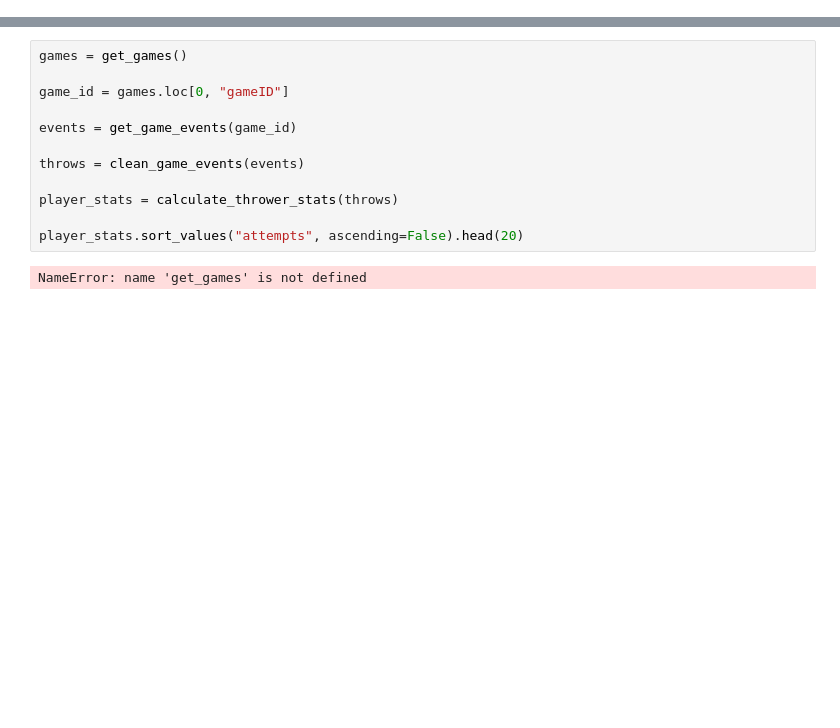
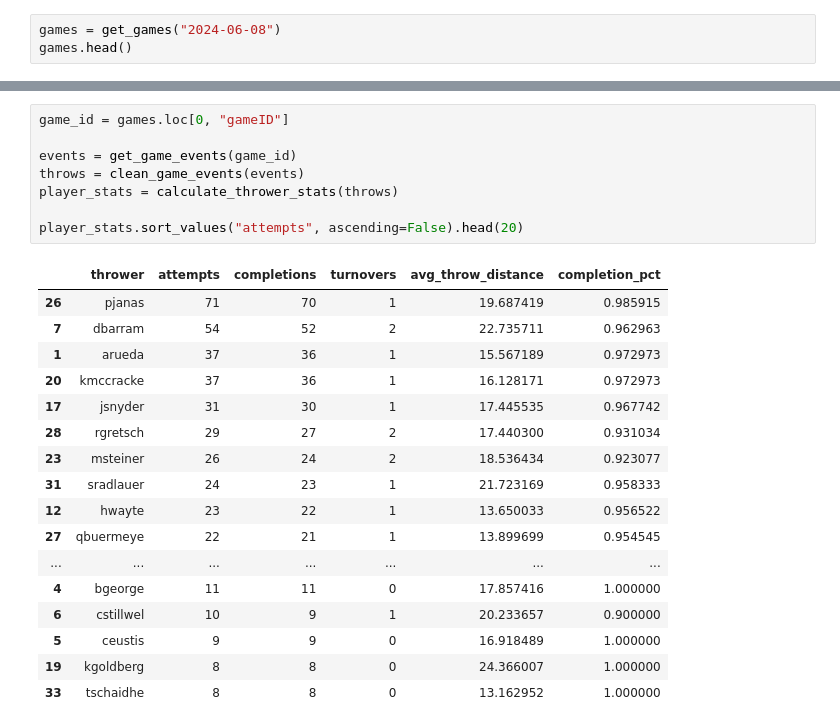
Before and after one commit to Tttaussig33/frisbee-analytics, a Jupyter notebook: notebooks/03_clean_events.ipynb, the cells around one changed output, grey strips where cells are left out. Saved outputs shown, nothing was run; the diff lists cells and outputs as text; blank space fills up the shorter version.

```diff
--- a/notebooks/03_clean_events.ipynb
+++ b/notebooks/03_clean_events.ipynb
@@ -14,0 +73,3 @@ ImportError: cannot import name 'get_games' from 'ufa.client' (c:\Users\htaus\De
+# %%
+games = get_games("2024-06-08")
+games.head()
@@ -15,14 +83,26 @@ ImportError: cannot import name 'get_games' from 'ufa.client' (c:\Users\htaus\De
 # %%
-games = get_games()
-
 game_id = games.loc[0, "gameID"]
 
 events = get_game_events(game_id)
-
 throws = clean_game_events(events)
-
 player_stats = calculate_thrower_stats(throws)
 
 player_stats.sort_values("attempts", ascending=False).head(20)
 # %% [output]
-NameError: name 'get_games' is not defined
+|  | thrower | attempts | completions | turnovers | avg_throw_distance | completion_pct |
+| 26 | pjanas | 71 | 70 | 1 | 19.687419 | 0.985915 |
+| 7 | dbarram | 54 | 52 | 2 | 22.735711 | 0.962963 |
+| 1 | arueda | 37 | 36 | 1 | 15.567189 | 0.972973 |
+| 20 | kmccracke | 37 | 36 | 1 | 16.128171 | 0.972973 |
+| 17 | jsnyder | 31 | 30 | 1 | 17.445535 | 0.967742 |
+| 28 | rgretsch | 29 | 27 | 2 | 17.440300 | 0.931034 |
+| 23 | msteiner | 26 | 24 | 2 | 18.536434 | 0.923077 |
+| 31 | sradlauer | 24 | 23 | 1 | 21.723169 | 0.958333 |
+| 12 | hwayte | 23 | 22 | 1 | 13.650033 | 0.956522 |
+| 27 | qbuermeye | 22 | 21 | 1 | 13.899699 | 0.954545 |
+| ... | ... | ... | ... | ... | ... | ... |
+| 4 | bgeorge | 11 | 11 | 0 | 17.857416 | 1.000000 |
+| 6 | cstillwel | 10 | 9 | 1 | 20.233657 | 0.900000 |
+| 5 | ceustis | 9 | 9 | 0 | 16.918489 | 1.000000 |
+| 19 | kgoldberg | 8 | 8 | 0 | 24.366007 | 1.000000 |
+| 33 | tschaidhe | 8 | 8 | 0 | 13.162952 | 1.000000 |
```
Also changed, not shown: parts of 9 cells of this notebook, 10 other files.
